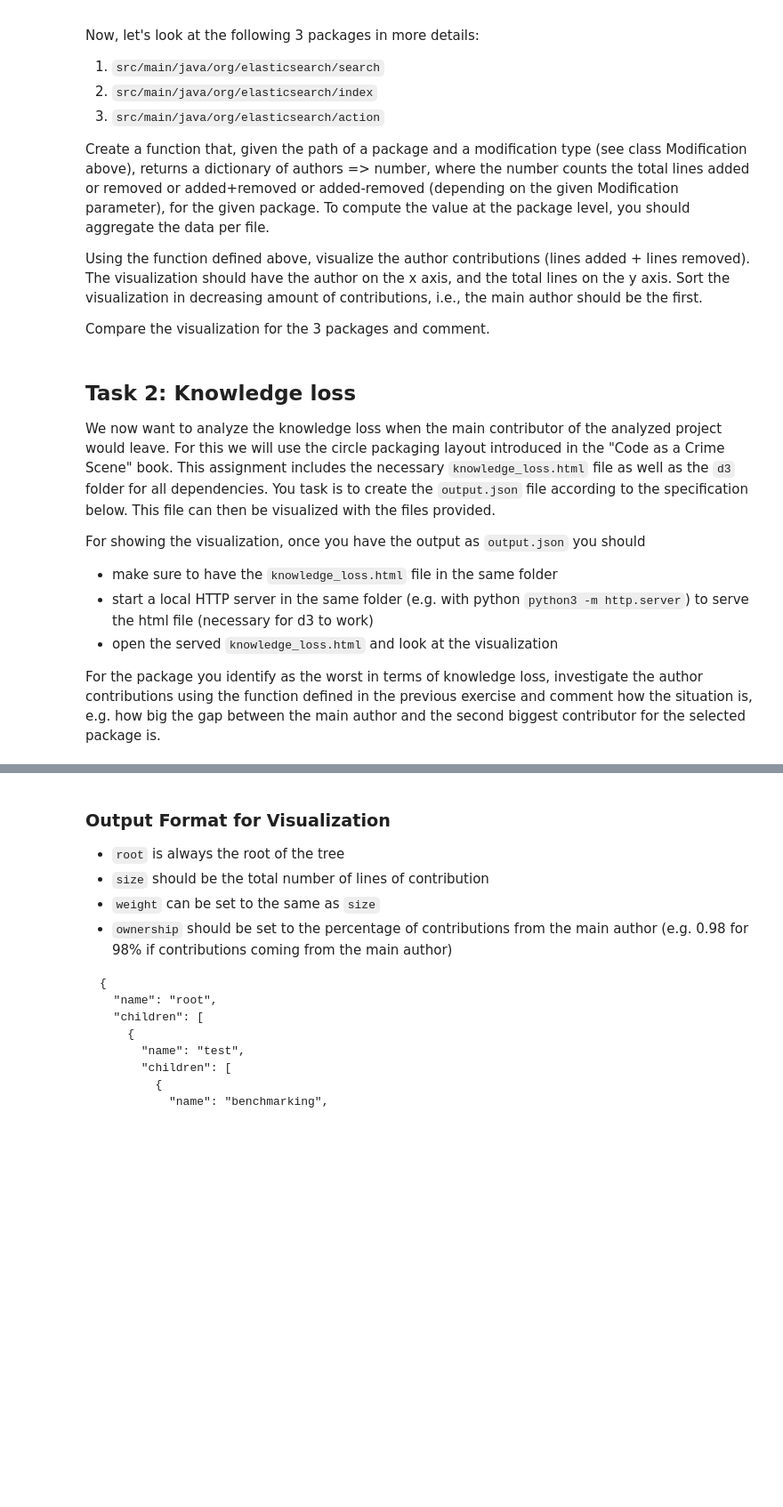
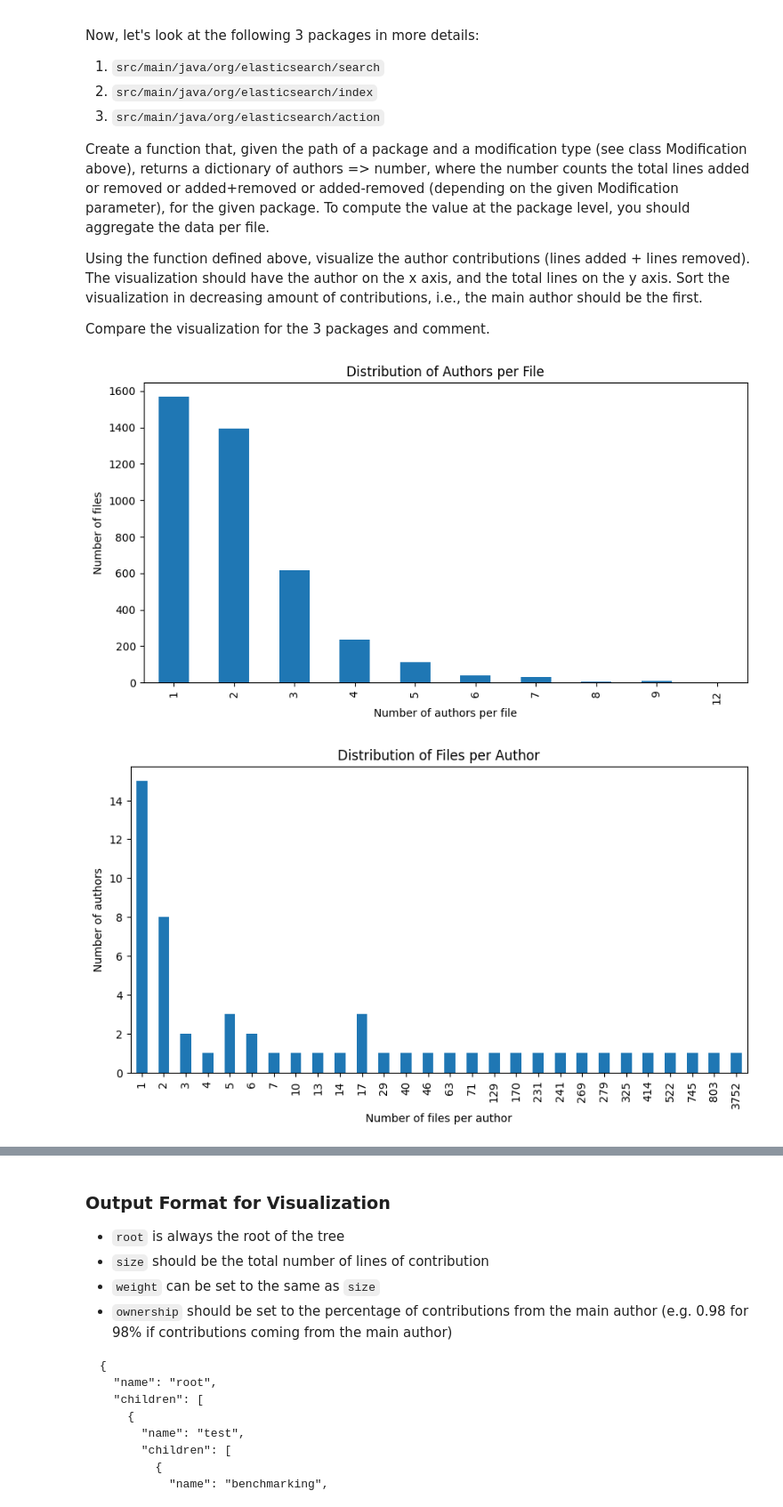
Before and after one commit to Patertuck/elastic-search-analysis, a Jupyter notebook: FSS-SEII-Assignment-2025.ipynb, the cells around one changed output, grey strips where cells are left out. Shown at 89% size. Drawn from its saved outputs; the diff is of its cells as text; code cells hidden in the pictures; blank space fills up the shorter version.

Commit message:
Add task 1 code

```diff
--- a/FSS-SEII-Assignment-2025.ipynb
+++ b/FSS-SEII-Assignment-2025.ipynb
@@ -20,6 +20,9 @@ In this assigment we will be analyzing the _elasticsearch_ project. All followin
 # %%
 from enum import Enum
 import pydriller
+from collections import defaultdict
+import matplotlib.pyplot
+import pandas
 
 class Modification(Enum):
     ADDED = "Lines added"
@@ -27,7 +30,7 @@ class Modification(Enum):
     TOTAL = "Lines added + lines removed"
     DIFF = "Lines added - lines removed"
 
-path_to_elasticsearch = "add your path to elasticsearch repo"
+path_to_elasticsearch = "/Users/noahmattiabussinger/Downloads/elasticsearch"
 repo = pydriller.Repository(path_to_elasticsearch,
                             from_tag="v0.90.0",
                             to_tag="v1.0.0.RC1")
@@ -56,14 +59,43 @@ Create a function that, given the path of a package and a modification type (see
 Using the function defined above, visualize the author contributions (lines added + lines removed). The visualization should have the author on the x axis, and the total lines on the y axis. Sort the visualization in decreasing amount of contributions, i.e., the main author should be the first.
 
 Compare the visualization for the 3 packages and comment.
-# %% [markdown]
-## Task 2: Knowledge loss
-
-We now want to analyze the knowledge loss when the main contributor of the analyzed project would leave. For this we will use the circle packaging layout introduced in the "Code as a Crime Scene" book. This assignment includes the necessary `knowledge_loss.html` file as well as the `d3` folder for all dependencies. You task is to create the `output.json` file according to the specification below. This file can then be visualized with the files provided.
-
-For showing the visualization, once you have the output as `output.json` you should
-* make sure to have the `knowledge_loss.html` file in the same folder
-* start a local HTTP server in the same folder (e.g. with python `python3 -m http.server`) to serve the html file (necessary for d3 to work)
-* open the served `knowledge_loss.html` and look at the visualization
-
-For the package you identify as the worst in terms of knowledge loss, investigate the author contributions using the function defined in the previous exercise and comment how the situation is, e.g. how big the gap between the main author and the second biggest contributor for the selected package is.
+# %%
+author_to_files = defaultdict(set)
+file_to_authors = defaultdict(set)
+
+for commit in repo.traverse_commits():
+    author = commit.author.email
+    for m in commit.modified_files:
+        if not m.filename.endswith(".java"):
+            continue
+        filepath = m.new_path or m.old_path
+        if filepath is None:
+            continue
+        author_to_files[author].add(filepath)
+        file_to_authors[filepath].add(author)
+
+author_file_count = {a: len(files) for a, files in author_to_files.items()}
+file_author_count = {f: len(authors) for f, authors in file_to_authors.items()}
+
+df_file_authors = pandas.DataFrame.from_dict(
+    file_author_count, orient="index", columns=["authors"]
+)
+matplotlib.pyplot.figure(figsize=(10, 5))
+df_file_authors["authors"].value_counts().sort_index().plot(kind="bar")
+matplotlib.pyplot.xlabel("Number of authors per file")
+matplotlib.pyplot.ylabel("Number of files")
+matplotlib.pyplot.title("Distribution of Authors per File")
+matplotlib.pyplot.show()
+
+df_author_files = pandas.DataFrame.from_dict(
+    author_file_count, orient="index", columns=["files"]
+)
+matplotlib.pyplot.figure(figsize=(10, 5))
+df_author_files["files"].value_counts().sort_index().plot(kind="bar")
+matplotlib.pyplot.xlabel("Number of files per author")
+matplotlib.pyplot.ylabel("Number of authors")
+matplotlib.pyplot.title("Distribution of Files per Author")
+matplotlib.pyplot.show()
+# %% [output]
+[figure, added]
+[figure, added]
```
Also changed, not shown: parts of 4 cells of this notebook.
